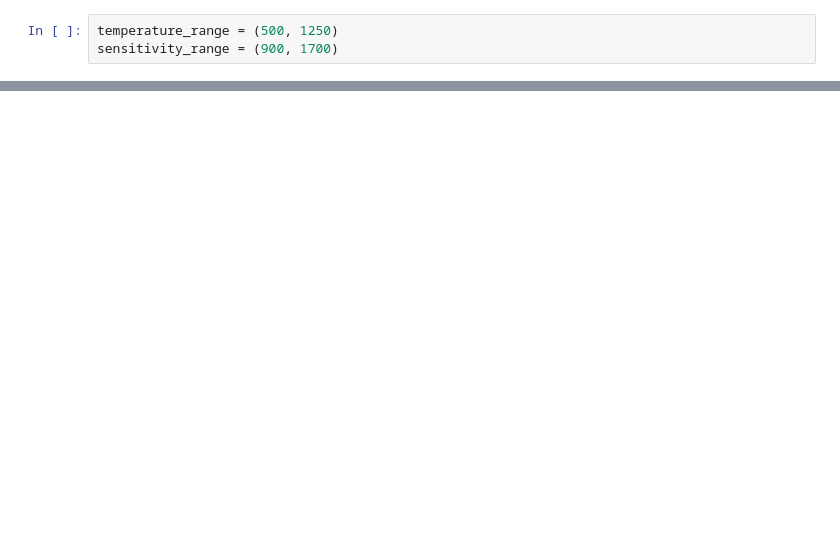
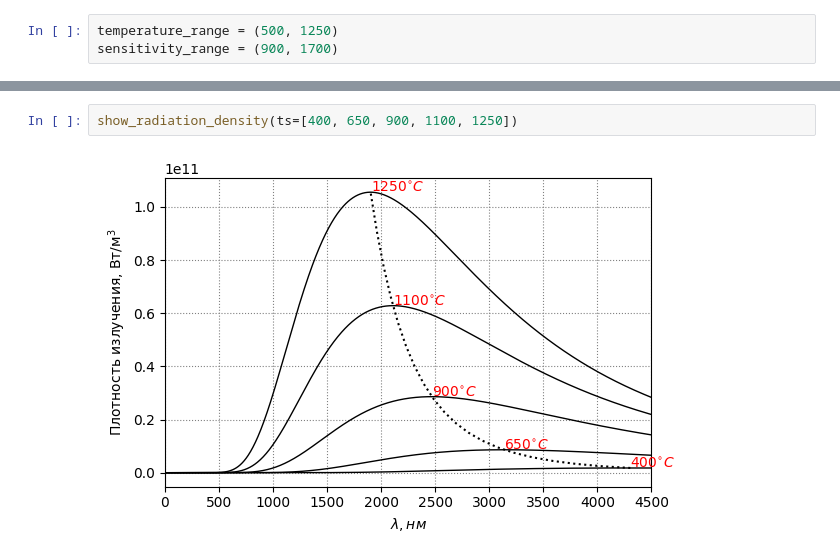
Before and after one commit to Exinker/optical-pyrometer, a Jupyter notebook: app.ipynb, the cells around one changed output, grey strips where cells are left out. Drawn from its saved outputs; the diff is of its cells as text; blank space fills up the shorter version.

Commit message:
feat: add radiation density show function

```diff
--- a/app.ipynb
+++ b/app.ipynb
@@ -22,3 +22,7 @@ plt.show()
+# %%
+show_radiation_density(ts=[400, 650, 900, 1100, 1250])
+# %% [output]
+[figure, added]
 # %%
 result = run_experiment(
     temperature_range=temperature_range,
```
Also changed, not shown: parts of 3 cells of this notebook, 4 other files.
